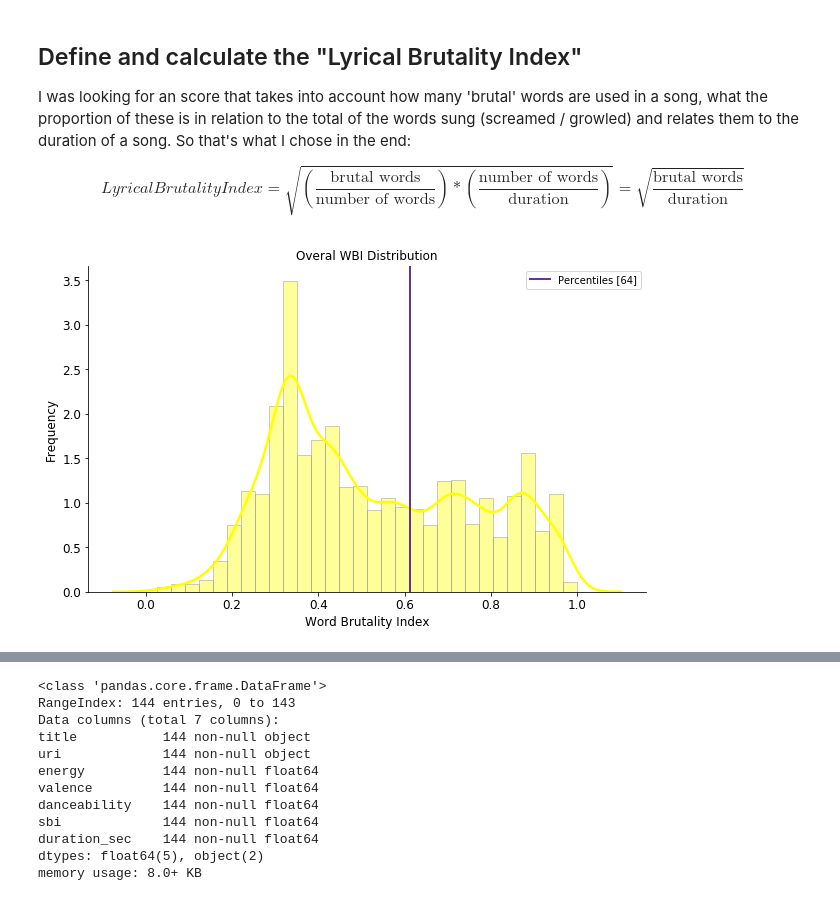
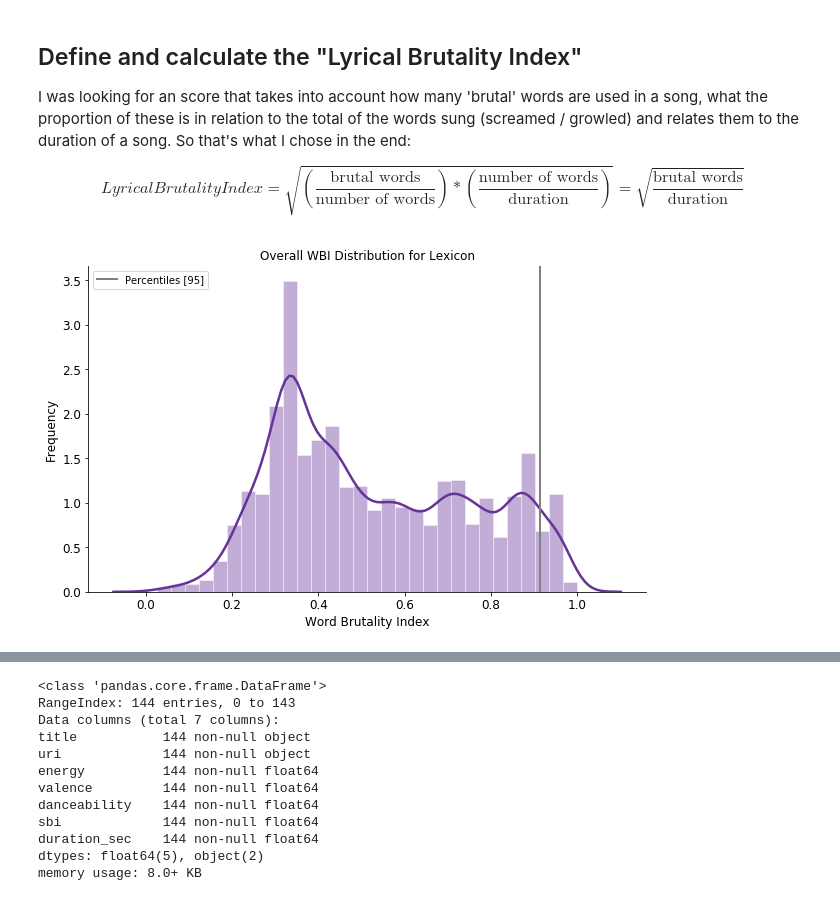
Before and after one commit to rbuerki/most-brutal-cannibal-corpse, a Jupyter notebook: 2-Text-Analysis-Lyrics.ipynb, the cells around one changed output, grey strips where cells are left out. Drawn from its saved outputs; the diff is of its cells as text; code cells hidden in the pictures.

```diff
--- a/2-Text-Analysis-Lyrics.ipynb
+++ b/2-Text-Analysis-Lyrics.ipynb
@@ -115,6 +116,7 @@ lexicon['anti_valence'] = lexicon['valence'].apply(lambda x: 1-x)
 wbi = minmax_scale(lexicon['anti_valence'] + lexicon['arousal'])
 lexicon['wbi'] = wbi
 lexicon.drop(['valence', 'dominance'], axis=1, inplace=True)
+lexicon = lexicon.sort_values(['wbi'], ascending=False).reset_index(drop=True)
 # %%
 # Check results ...
 display(lexicon.nlargest(10, 'wbi'))
@@ -138,15 +143,15 @@ Wow, people nowadays definitely seem to be scared a lot more of suicide bombers
 # %%
 # Visualize distribution of 'wbi'
 
-def show_wbi_distribution(data, percentiles=[80]):
-    """Show the value distribution of a list of WBI-scores."""
+def show_wbi_distribution(data, percentiles=[95]):
+    """Show the value distribution of a list of WBI-scores, with percentiles."""
 
     fig, ax = plt.subplots(figsize=(10,6))
-    sns.distplot(data, color='yellow', bins=30, hist_kws={'edgecolor': 'grey'})
+    sns.distplot(data, color='rebeccapurple', bins=30, hist_kws={'edgecolor': 'white'})
     for percentile in percentiles:
-        qvl = plt.axvline(np.percentile(data, percentile) , color='rebeccapurple', linewidth=2.0)
+        qvl = plt.axvline(np.percentile(data, percentile) , color='grey', linewidth=2.0)
     ax.legend([qvl], [f'Percentiles {percentiles}'], fontsize=10)
-    ax.set_title('Overal WBI Distribution', fontsize=12)
+    ax.set_title('Overall WBI Distribution for Lexicon', fontsize=12)
     ax.set_xlabel('Word Brutality Index', fontsize='large')
     ax.set_ylabel('Frequency', fontsize='large');
 # %%
@@ -299,4 +325,4 @@ def scrape_lyrics(songlist):
         lyrics_dict[title] = retrieve_lyrics(song_id)
     return lyrics_dict
 # %%
-lyrics_dict = scrape_lyrics(songlist)
+# lyrics_dict = scrape_lyrics(songlist)
@@ -340,11 +379,11 @@ I was looking for an score that takes into account how many 'brutal' words are u
 
 $$Lyrical Brutality Index = \sqrt{(\frac{\text{brutal words}} {\text{number of words}}) * (\frac{\text{number of words}}{\text{duration}})}  =  \sqrt{\frac{\text{brutal words}} {\text{duration}}}$$
 # %%
-# Visualize the distribution of wbi scores over the whole text corpus
+# Visualize the distribution of wbi scores over the whole CC text corpus (ignore graph titel)
 full_corpus = [score for text in lyrics_dict_wbi.values() for score in text]
-show_wbi_distribution(full_corpus, percentiles=[64])  # approx the threshold value for brutal words
+show_wbi_distribution(full_corpus, percentiles=[95])  # approx the threshold value for brutal words
 # %% [output]
-[figure, old version]
+[figure, new version]
 # %%
 def calculate_lb_features(text, wbi_treshold=wbi_threshold):
     """Calculate and return features needed to calculate the lbi."""
```
Also changed, not shown: parts of 24 cells of this notebook.
